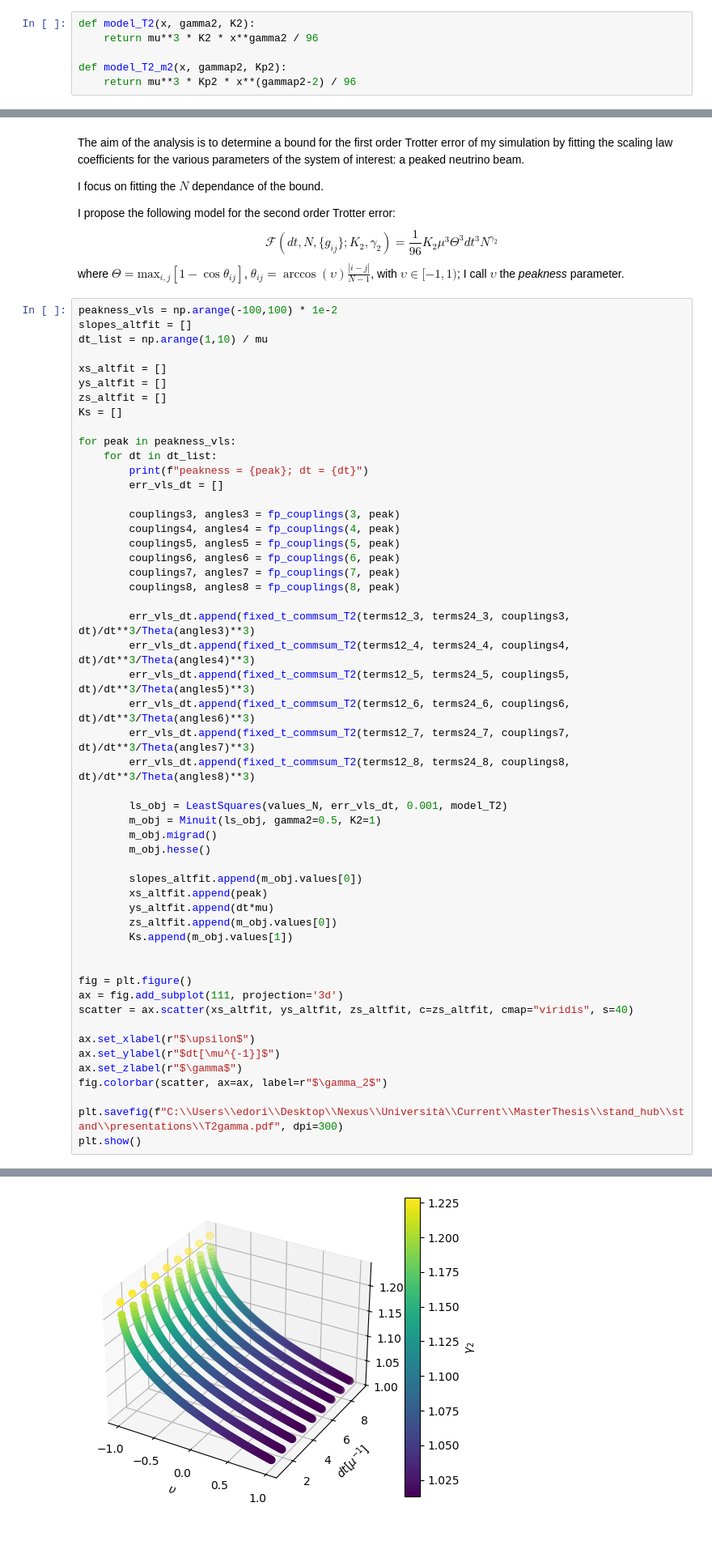
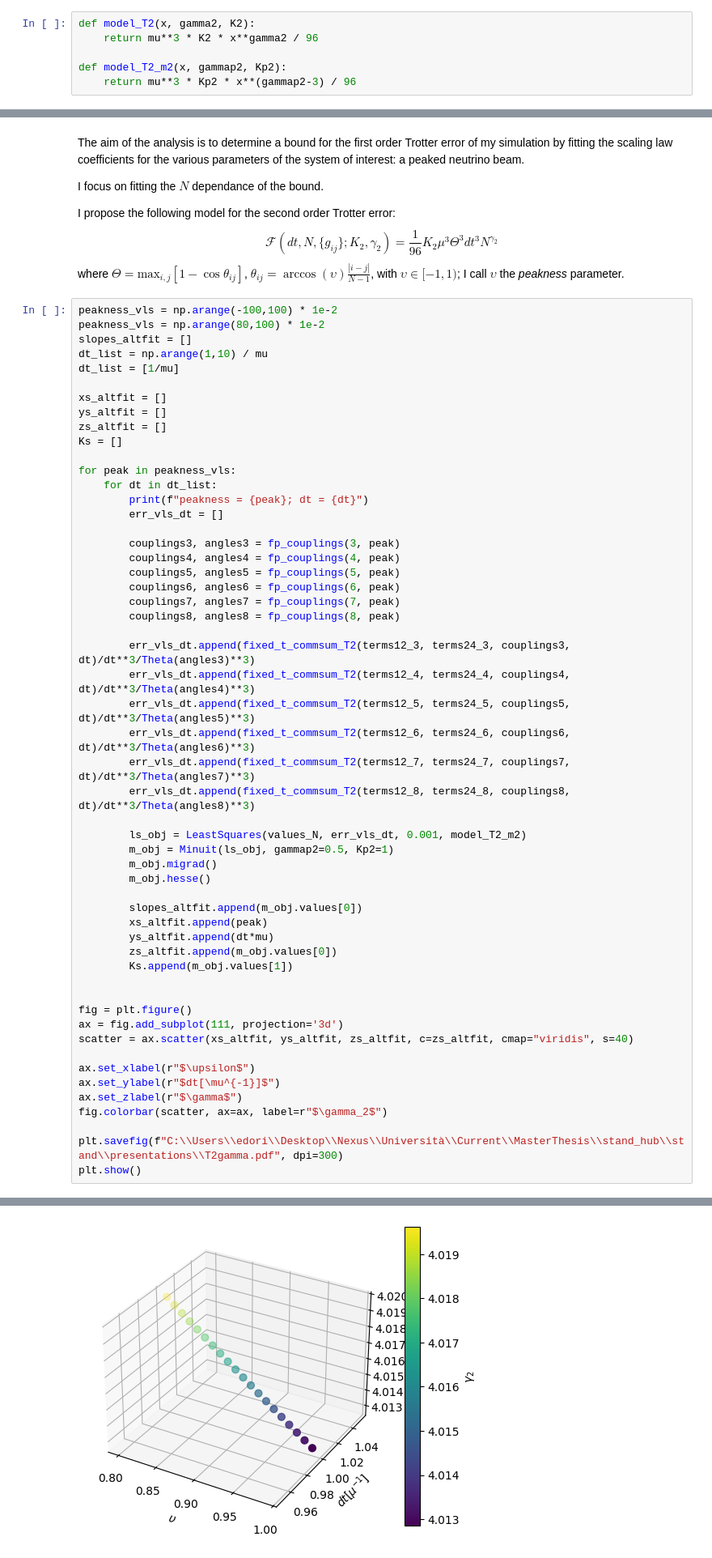
Before and after one commit to qismib/stand, a Jupyter notebook: presentations/recapT2.ipynb, the cells around one changed output, grey strips where cells are left out. Shown at 81% size. Saved outputs shown, nothing was run; the diff lists cells and outputs as text; blank space fills up the shorter version.

```diff
--- a/presentations/recapT2.ipynb
+++ b/presentations/recapT2.ipynb
@@ -420,7 +420,7 @@ def model_T2(x, gamma2, K2):
     return mu**3 * K2 * x**gamma2 / 96
 
 def model_T2_m2(x, gammap2, Kp2):
-    return mu**3 * Kp2 * x**(gammap2-2) / 96
+    return mu**3 * Kp2 * x**(gammap2-3) / 96
 # %% [markdown]
 ## Analysis
 The aim of the analysis is to determine a bound for the first order Trotter error of my simulation by fitting the scaling law coefficients for the various parameters of the system of interest: a peaked neutrino beam.
@@ -434,8 +434,10 @@ $$
 where $\Theta=\text{max}_{i,j}[1-\cos\theta_{ij}]$, $\theta_{ij}=\arccos(\upsilon)\frac{|i-j|}{N-1}$, with $\upsilon\in[-1,1)$; I call $\upsilon$ the _peakness_ parameter.
 # %%
 peakness_vls = np.arange(-100,100) * 1e-2
+peakness_vls = np.arange(80,100) * 1e-2
 slopes_altfit = []
 dt_list = np.arange(1,10) / mu
+dt_list = [1/mu]
 
 xs_altfit = []
 ys_altfit = []
@@ -461,8 +463,8 @@ for peak in peakness_vls:
         err_vls_dt.append(fixed_t_commsum_T2(terms12_7, terms24_7, couplings7, dt)/dt**3/Theta(angles7)**3)
         err_vls_dt.append(fixed_t_commsum_T2(terms12_8, terms24_8, couplings8, dt)/dt**3/Theta(angles8)**3)
 
-        ls_obj = LeastSquares(values_N, err_vls_dt, 0.001, model_T2)
-        m_obj = Minuit(ls_obj, gamma2=0.5, K2=1)
+        ls_obj = LeastSquares(values_N, err_vls_dt, 0.001, model_T2_m2)
+        m_obj = Minuit(ls_obj, gammap2=0.5, Kp2=1)
         m_obj.migrad()
         m_obj.hesse()
 
@@ -522,4 +510,4 @@ peakness = 0.99; dt = 0.09
-[figure, old version]
+[figure, new version]
 # %%
 fig = plt.figure()
 ax = fig.add_subplot(111, projection='3d')
```
Also changed, not shown: parts of 2 cells of this notebook, 15 other files.
